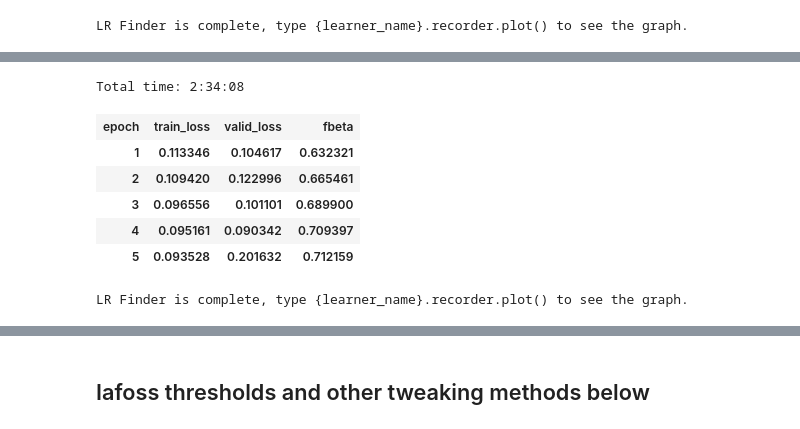
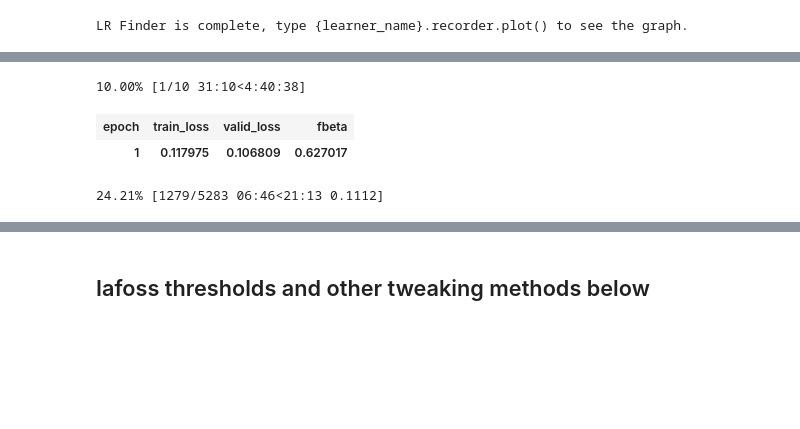
Before and after one commit to yuv4r4j/protein-atlas-fastai, a Jupyter notebook: Haider-resnet50_basic_datablocks-v14.ipynb, the cells around one changed output, grey strips where cells are left out. Saved outputs shown, nothing was run; the diff lists cells and outputs as text; code cells hidden in the pictures; blank space fills up the shorter version.

```diff
--- a/Haider-resnet50_basic_datablocks-v14.ipynb
+++ b/Haider-resnet50_basic_datablocks-v14.ipynb
@@ -108,14 +108,11 @@ learn.recorder.plot()
 # %%
 lr = 3e-2/4
 # %%
-learn.fit_one_cycle(5, slice(lr))
+learn.fit_one_cycle(10, slice(lr))
 # %% [output]
-Total time: 2:34:08
+10.00% [1/10 31:10<4:40:38]
 | epoch | train_loss | valid_loss | fbeta |
-| 1 | 0.113346 | 0.104617 | 0.632321 |
-| 2 | 0.109420 | 0.122996 | 0.665461 |
-| 3 | 0.096556 | 0.101101 | 0.689900 |
-| 4 | 0.095161 | 0.090342 | 0.709397 |
-| 5 | 0.093528 | 0.201632 | 0.712159 |
+| 1 | 0.117975 | 0.106809 | 0.627017 |
+24.21% [1279/5283 06:46<21:13 0.1112]
 # %%
 learn.save('stage-1-rn50-datablocks_rn50_sz512_both')
@@ -123,7 +122,5 @@ learn.save('stage-1-rn50-datablocks_rn50_sz512_both')
 learn.unfreeze()
 # %%
 learn.lr_find()
-# %% [output]
-LR Finder is complete, type {learner_name}.recorder.plot() to see the graph.
 # %%
 learn.recorder.plot()
```
Also changed, not shown: parts of 9 cells of this notebook, 10 other files.
